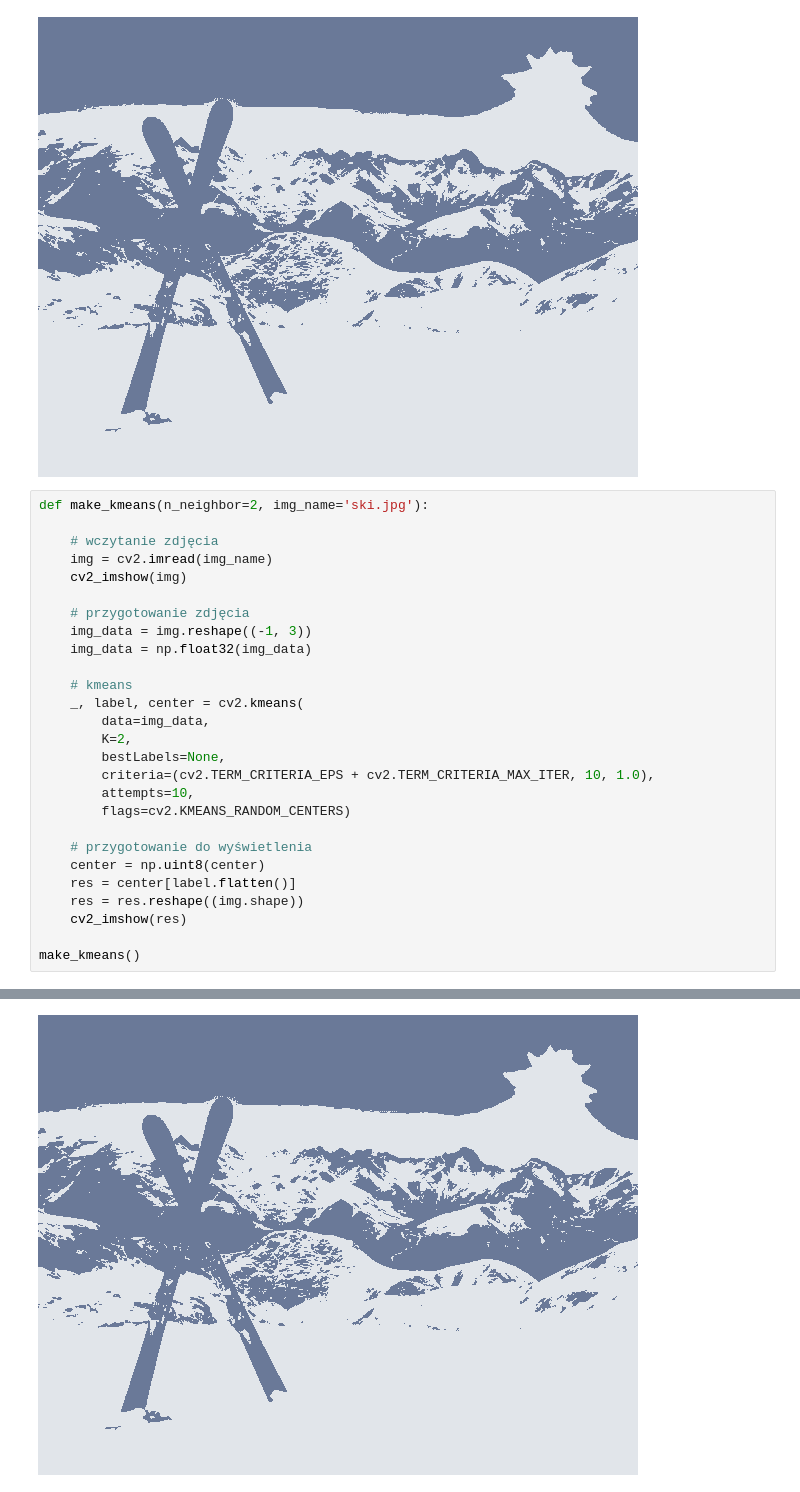
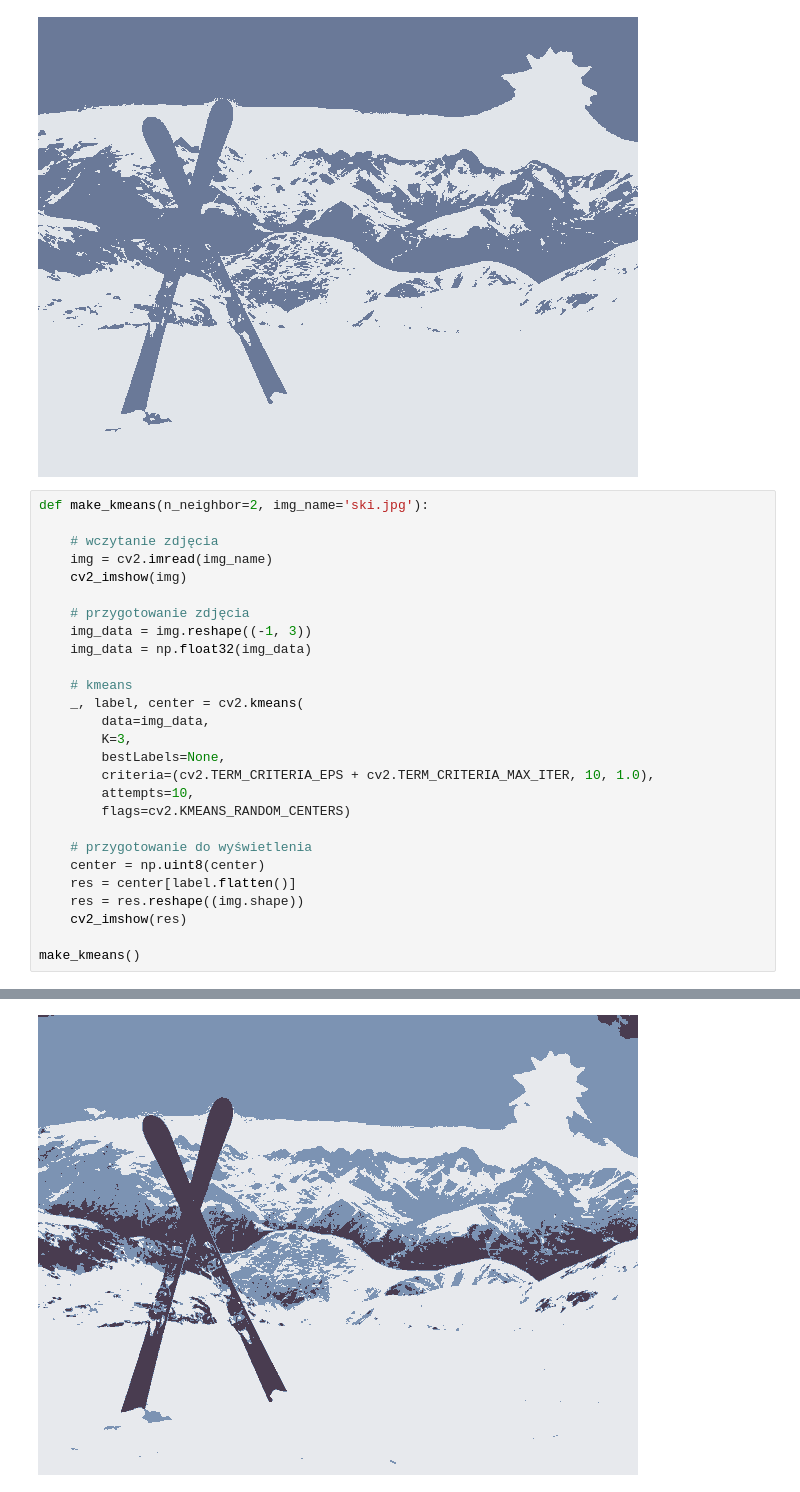
Before and after one commit to ppojawa/machine-learning-bootcamp, a Jupyter notebook: unsupervised/05_case_studies/02_image_segmentation.ipynb, the cells around one changed output, grey strips where cells are left out. Saved outputs shown, nothing was run; the diff lists cells and outputs as text.

```diff
--- a/unsupervised/05_case_studies/02_image_segmentation.ipynb
+++ b/unsupervised/05_case_studies/02_image_segmentation.ipynb
@@ -128,33 +128,33 @@ cv2_imshow(res)
 # %%
 def make_kmeans(n_neighbor=2, img_name='ski.jpg'):
 
     # wczytanie zdjęcia
     img = cv2.imread(img_name)
     cv2_imshow(img)
 
     # przygotowanie zdjęcia
     img_data = img.reshape((-1, 3))
     img_data = np.float32(img_data)
 
     # kmeans
     _, label, center = cv2.kmeans(
         data=img_data,
-        K=2,
+        K=3,
         bestLabels=None,
         criteria=(cv2.TERM_CRITERIA_EPS + cv2.TERM_CRITERIA_MAX_ITER, 10, 1.0),
         attempts=10,
         flags=cv2.KMEANS_RANDOM_CENTERS)
 
     # przygotowanie do wyświetlenia
     center = np.uint8(center)
     res = center[label.flatten()]
     res = res.reshape((img.shape))
     cv2_imshow(res)
 
 make_kmeans()
 # %% [output]
 [figure]
-[figure, old version]
+[figure, new version]
 # %%
 make_kmeans(3, img_name='view.jpg')
 # %% [output]
```
Also changed, not shown: parts of 3 cells of this notebook.
